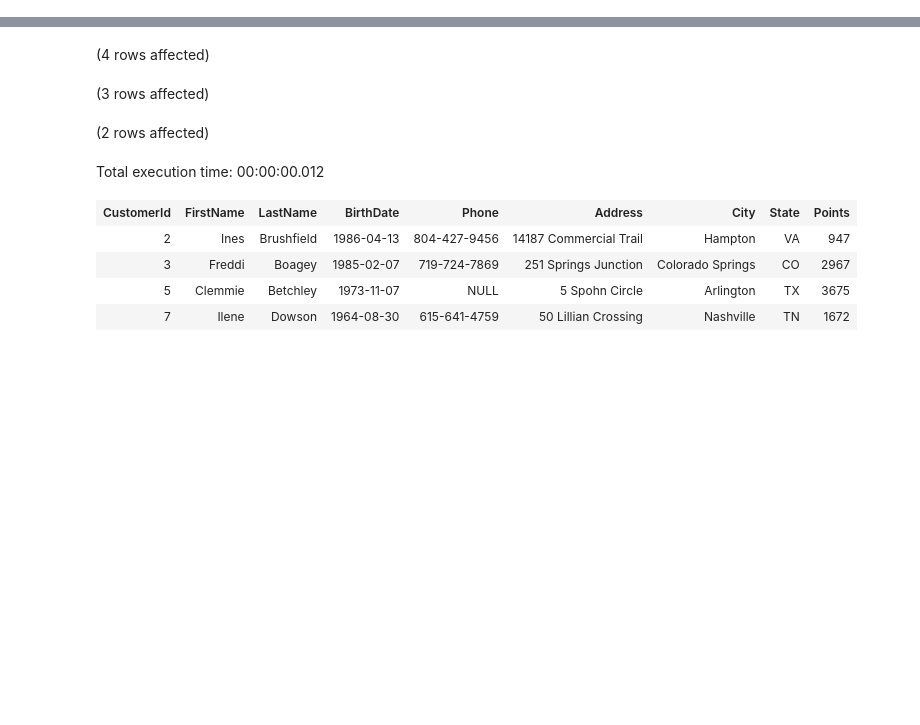
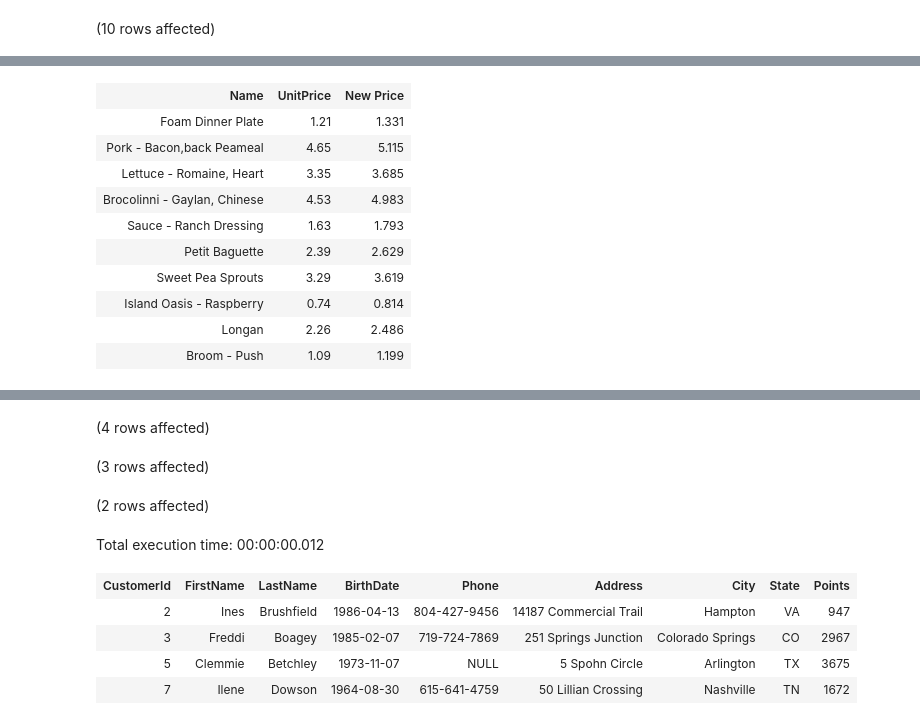
Before and after one commit to KarthikKumarDev/sql-practise, a Jupyter notebook: StoreDB/Basics (Select, Where Clauses).ipynb, the cells around one changed output, grey strips where cells are left out. Saved outputs shown, nothing was run; the diff lists cells and outputs as text; code cells hidden in the pictures; blank space fills up the shorter version.

```diff
--- a/My Learning.ipynb
+++ b/StoreDB/Basics (Select, Where Clauses).ipynb
@@ -165,4 +9,6 @@ END
 # %%
 -- Exercise 1
 -- Select clause
-SELECT Name, UnitPrice, UnitPrice * 1.1 as 'New Price'  from Products;
+SELECT Name, UnitPrice, UnitPrice * 1.1 as 'New Price'  from dbo.Products;
+# %% [output]
+(10 rows affected)
@@ -169,3 +16,14 @@ SELECT Name, UnitPrice, UnitPrice * 1.1 as 'New Price'  from Products;
+| Name | UnitPrice | New Price |
+| Foam Dinner Plate | 1.21 | 1.331 |
+| Pork - Bacon,back Peameal | 4.65 | 5.115 |
+| Lettuce - Romaine, Heart | 3.35 | 3.685 |
+| Brocolinni - Gaylan, Chinese | 4.53 | 4.983 |
+| Sauce - Ranch Dressing | 1.63 | 1.793 |
+| Petit Baguette | 2.39 | 2.629 |
+| Sweet Pea Sprouts | 3.29 | 3.619 |
+| Island Oasis - Raspberry | 0.74 | 0.814 |
+| Longan | 2.26 | 2.486 |
+| Broom - Push | 1.09 | 1.199 |
 # %%
 -- Exercise 2 : Where Clause
 -- Get the orders placed this year
```
Also changed, not shown: parts of 10 cells of this notebook, 1 other file.
